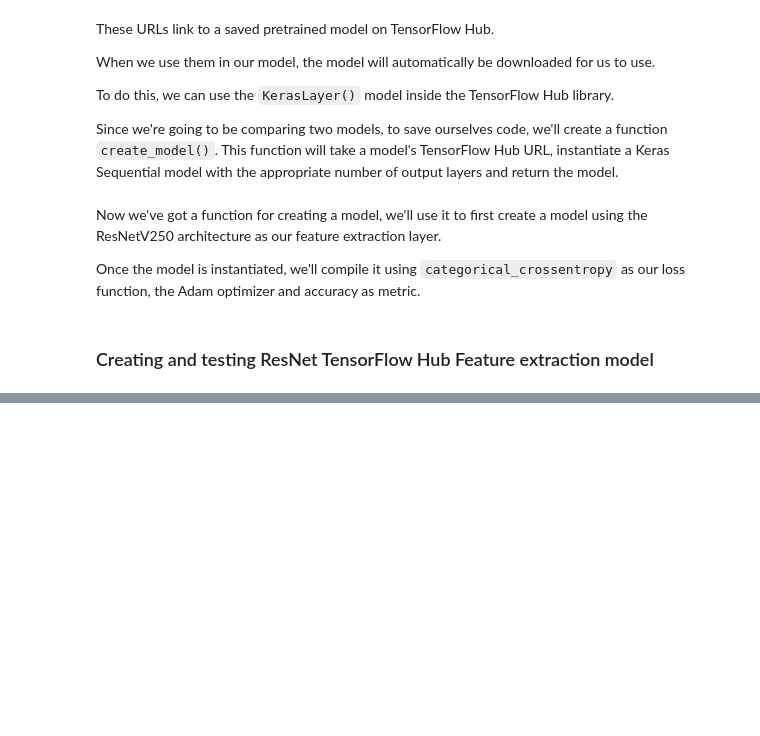
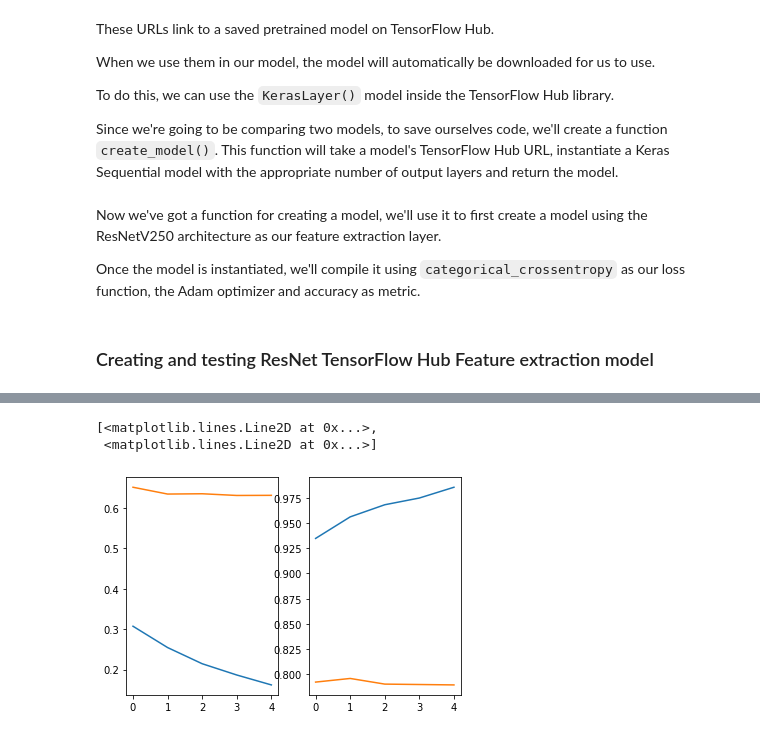
Before and after one commit to danchaud-vincent/tensorflow-deep-learning, a Jupyter notebook: 04_Transfer_learning_in_tensorflow_part1_feature_extraction.ipynb, the cells around one changed output, grey strips where cells are left out. Drawn from its saved outputs; the diff is of its cells as text; code cells hidden in the pictures; blank space fills up the shorter version.

Commit message:
train the resnet model

```diff
--- a/04_Transfer_learning_in_tensorflow_part1_feature_extraction.ipynb
+++ b/04_Transfer_learning_in_tensorflow_part1_feature_extraction.ipynb
@@ -390,0 +373,5 @@ _________________________________________________________________
+# %%
+# Compile the model
+resnet_model.compile(loss=tf.keras.losses.CategoricalCrossentropy(),
+                     optimizer=tf.keras.optimizers.Adam(),
+                     metrics=["accuracy"])
@@ -390,0 +390,9 @@ _________________________________________________________________
+# %%
+# fit the model
+history_resnet = resnet_model.fit(train_data_10_percent,
+                                  epochs=5,
+                                  steps_per_epoch=len(train_data_10_percent),
+                                  validation_data=test_data,
+                                  validation_steps=len(test_data),
+                                  callbacks=[create_tensorboard_callback(dir_name="tensorflow_hub",
+                                                                         experiment_name="resnet50V2")])
@@ -390,0 +415,10 @@ _________________________________________________________________
+# %%
+import pandas as pd
+df_hist_resnet = pd.DataFrame(history_resnet.history)
+fig, axs = plt.subplots(1,2)
+axs[0].plot(df_hist_resnet[["loss","val_loss"]])
+axs[1].plot(df_hist_resnet[["accuracy","val_accuracy"]])
+# %% [output]
+[<matplotlib.lines.Line2D at 0x...>,
+ <matplotlib.lines.Line2D at 0x...>]
+[figure, added]
```
Also changed, not shown: parts of 4 cells of this notebook.
